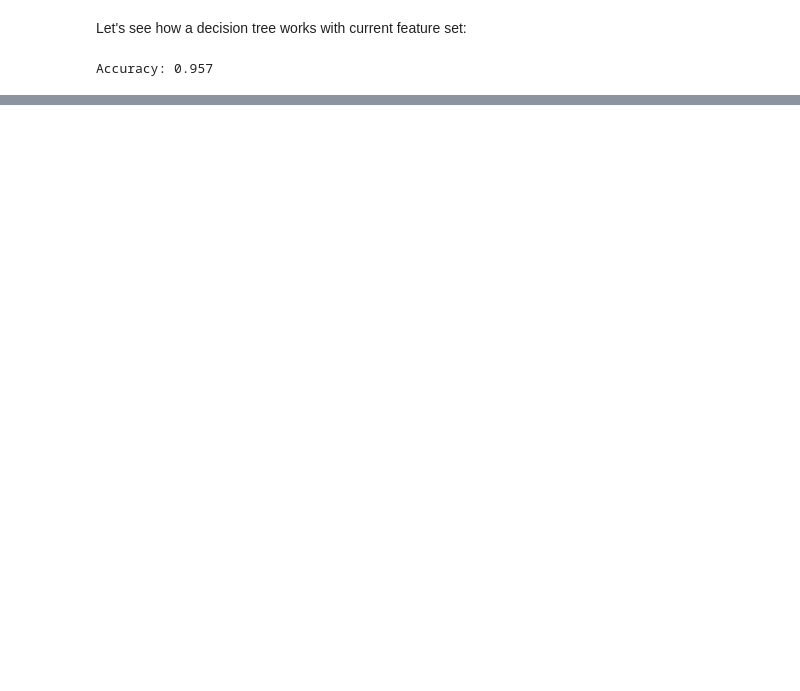
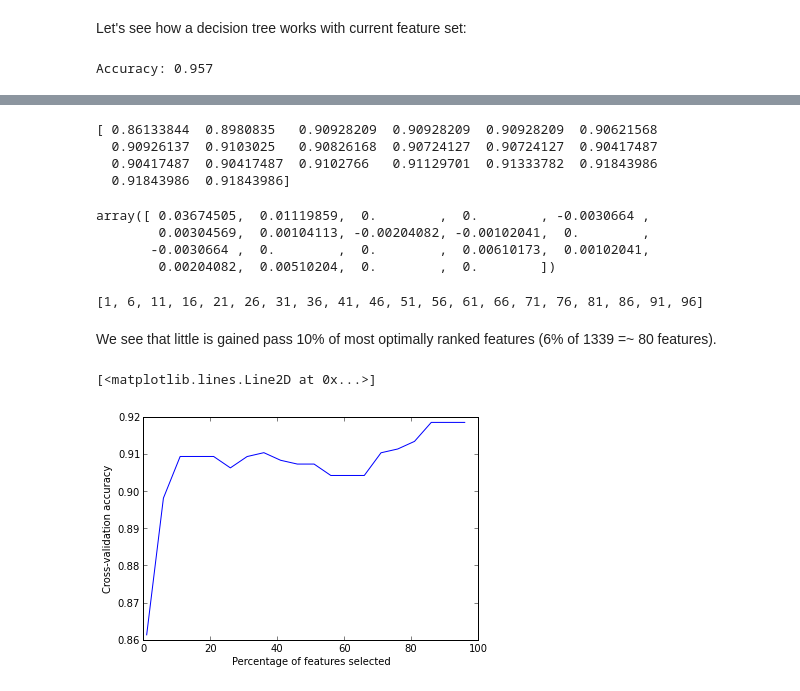
Before and after one commit to svkerr/Bldg_ML_Systems_With_Python, a Jupyter notebook: SciKitLearn_Titanic.ipynb, the cells around one changed output, grey strips where cells are left out. Saved outputs shown, nothing was run; the diff lists cells and outputs as text; code cells hidden in the pictures; blank space fills up the shorter version.

Commit message:
additional optimal feature selection analysis

```diff
--- a/SciKitLearn_Titanic.ipynb
+++ b/SciKitLearn_Titanic.ipynb
@@ -143,0 +175,5 @@ Accuracy: 0.957
+# %%
+from sklearn import feature_selection
+fs = feature_selection.SelectPercentile(feature_selection.chi2, percentile=20)
+# %%
+X_train_fs = fs.fit_transform(X_train, y_train)
@@ -143,0 +184,5 @@ Accuracy: 0.957
+# %%
+dt.fit(X_train_fs, y_train)
+X_test_fs = fs.transform(X_test)
+y_pred_fs = dt.predict(X_test_fs)
+print "Accuracy: {0:.3f}".format(metrics.accuracy_score(y_test, y_pred_fs)), "\n"
@@ -143,0 +195,39 @@ Accuracy: 0.957
+# %%
+percentiles = range(1, 100, 5)
+results = []
+for i in range(1, 100, 5):
+    fs = feature_selection.SelectPercentile(feature_selection.chi2, percentile = i)
+    X_train_fs = fs.fit_transform(X_train, y_train)
+    scores = cross_validation.cross_val_score(dt, X_train_fs, y_train, cv=5)
+    results = np.append(results, scores.mean())
+optimal_percentil = np.where(results == results.max())[0]
+#print "Optimal number of features:{0}".format(percentiles[optimal_percentil]), "\n"
+#optimal_percentil
+print results
+# %% [output]
+[ 0.86133844  0.8980835   0.90928209  0.90928209  0.90928209  0.90621568
+  0.90926137  0.9103025   0.90826168  0.90724127  0.90724127  0.90417487
+  0.90417487  0.90417487  0.9102766   0.91129701  0.91333782  0.91843986
+  0.91843986  0.91843986]
+# %%
+np.diff(results)
+# %% [output]
+array([ 0.03674505,  0.01119859,  0.        ,  0.        , -0.0030664 ,
+        0.00304569,  0.00104113, -0.00204082, -0.00102041,  0.        ,
+       -0.0030664 ,  0.        ,  0.        ,  0.00610173,  0.00102041,
+        0.00204082,  0.00510204,  0.        ,  0.        ])
+# %%
+range(1,100,5)
+# %% [output]
+[1, 6, 11, 16, 21, 26, 31, 36, 41, 46, 51, 56, 61, 66, 71, 76, 81, 86, 91, 96]
+# %% [markdown]
+We see that little is gained pass 10% of most optimally ranked features (6% of 1339 =~ 80 features).
+# %%
+import pylab as pl
+pl.figure()
+pl.xlabel("Percentage of features selected")
+pl.ylabel("Cross-validation accuracy")
+pl.plot(percentiles,results)
+# %% [output]
+[<matplotlib.lines.Line2D at 0x...>]
+[figure, added]
```
Also changed, not shown: parts of 18 cells of this notebook.
